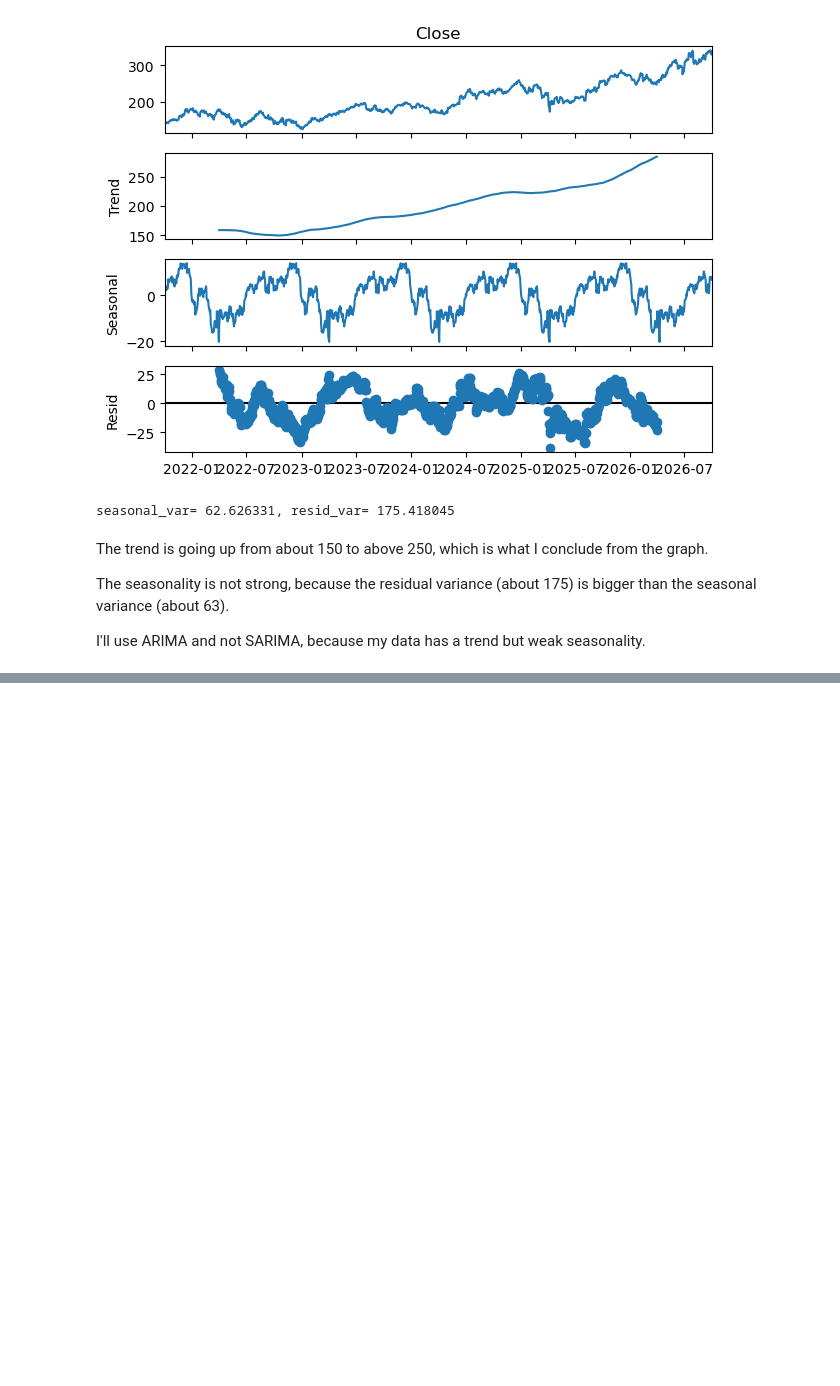
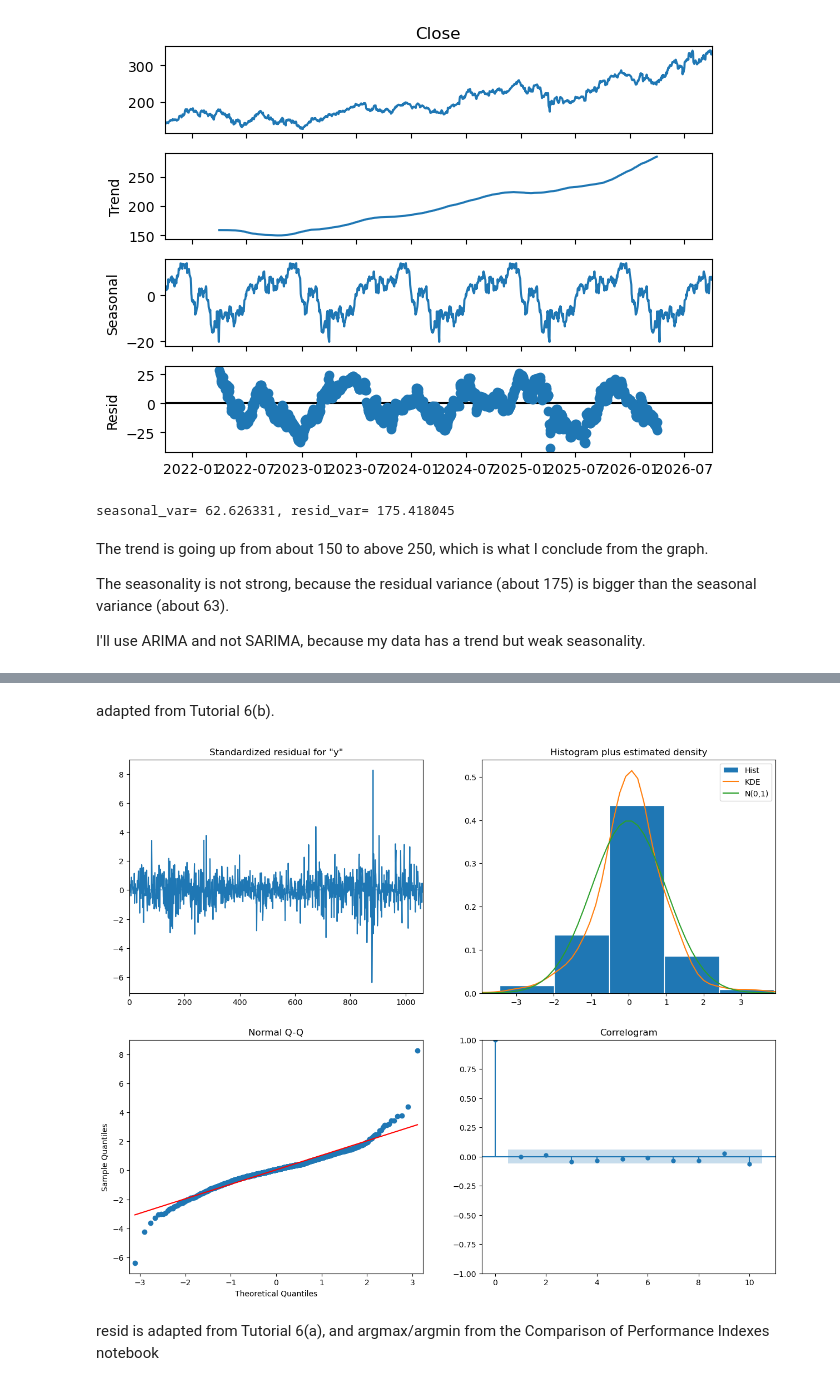
Before and after one commit to achbahri/CA1-2026167-machine, a Jupyter notebook: CA1_Achraf_Bahri_2026167.ipynb, the cells around one changed output, grey strips where cells are left out. Cells and saved outputs as stored; diff of their text form; code cells hidden in the pictures; blank space fills up the shorter version.

Commit message:
AIC model selection, ARIMA(1,1,0) fit and residual diagnostics

```diff
--- a/CA1_Achraf_Bahri_2026167.ipynb
+++ b/CA1_Achraf_Bahri_2026167.ipynb
@@ -232,0 +281,6 @@ I'll use ARIMA and not SARIMA, because my data has a trend but weak seasonality.
+# %%
+# split the data into 85% for training and 15% for testing
+train = AAPL_df[:int(0.85 * (len(AAPL_df)))]
+test  = AAPL_df[int(0.85 * (len(AAPL_df))):]
+
+train.shape, test.shape
@@ -232,0 +291,11 @@ I'll use ARIMA and not SARIMA, because my data has a trend but weak seasonality.
+# %%
+# Declare and initialise an object 'arima_obj' by calling a method 'ARIMA()'
+arima_obj = ARIMA(train['Close'].tolist(), order = (1, 1, 0))
+
+# d = 1
+# Train the ARIMA model by calling a method fit()
+arima_obj_fit = arima_obj.fit()
+
+
+# Display the summary of the trained model
+arima_obj_fit.summary()
@@ -232,0 +326,10 @@ I'll use ARIMA and not SARIMA, because my data has a trend but weak seasonality.
+# %% [markdown]
+adapted from Tutorial 6(b).
+# %%
+# Diagnosing the model residuals
+arima_obj_fit.plot_diagnostics(figsize = (15, 12))
+plt.show()
+# %% [output]
+[figure, added]
+# %% [markdown]
+resid is adapted from Tutorial 6(a), and argmax/argmin from the Comparison of Performance Indexes notebook
```
Also changed, not shown: parts of 12 cells of this notebook.
